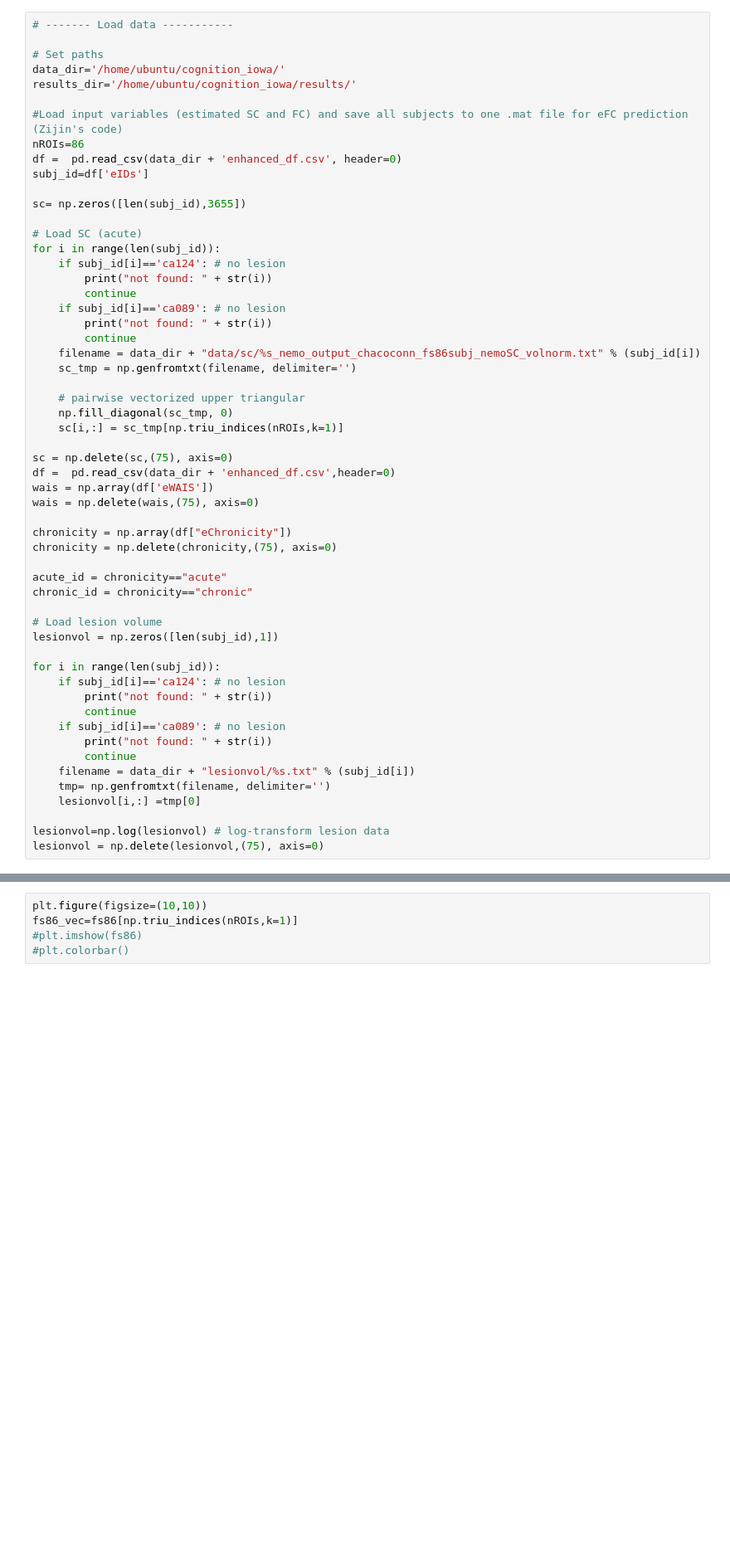
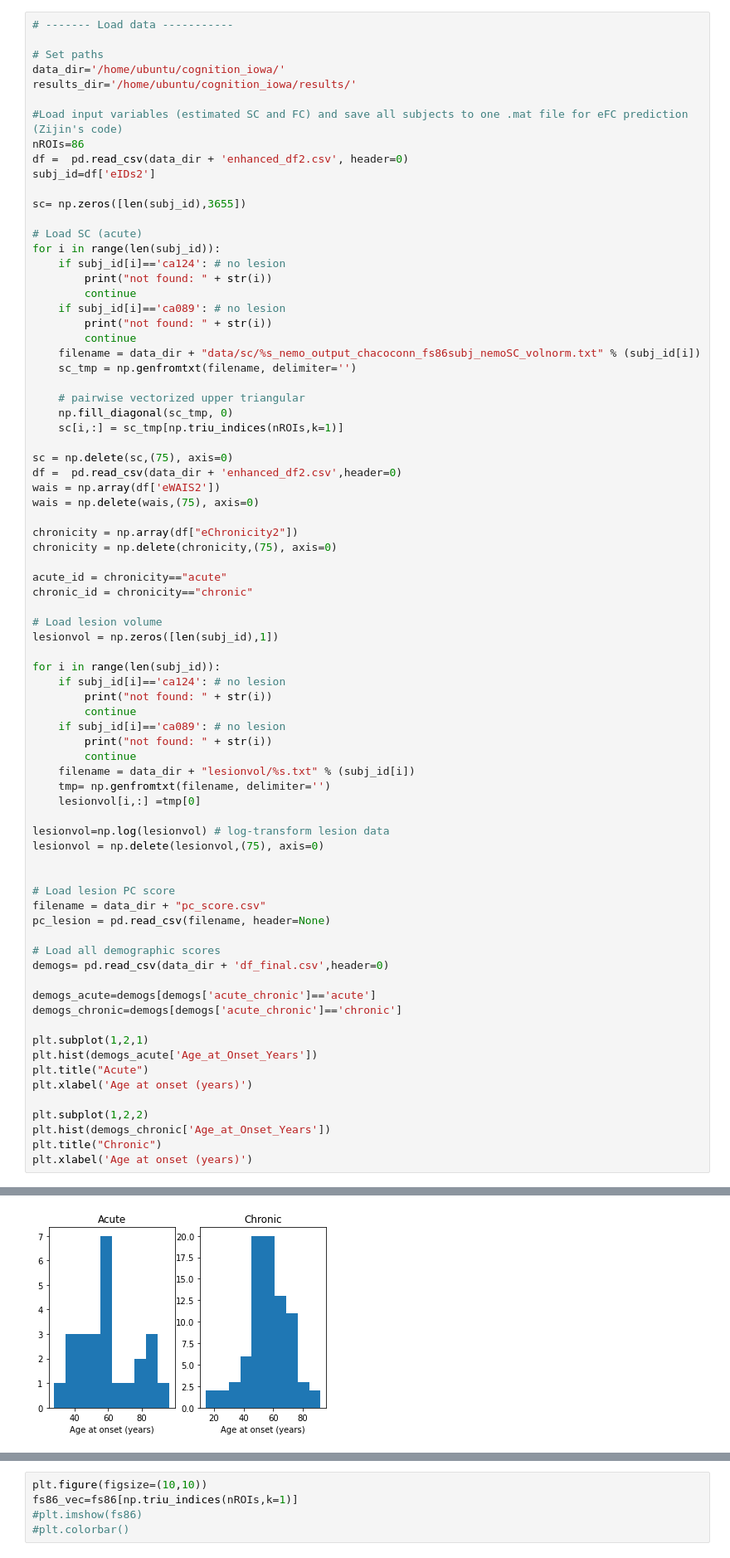
Before and after one commit to emilyolafson/cognition_nemo, a Jupyter notebook: iowa_SC_FC_cognition.ipynb, the cells around one changed output, grey strips where cells are left out. Shown at 83% size. Cells and saved outputs as stored; diff of their text form; blank space fills up the shorter version.

Commit message:
mar 3 figures

```diff
--- a/iowa_SC_FC_cognition.ipynb
+++ b/iowa_SC_FC_cognition.ipynb
@@ -425,8 +529,8 @@ results_dir='/home/ubuntu/cognition_iowa/results/'
 
 #Load input variables (estimated SC and FC) and save all subjects to one .mat file for eFC prediction (Zijin's code)
 nROIs=86
-df =  pd.read_csv(data_dir + 'enhanced_df.csv', header=0)
-subj_id=df['eIDs']
+df =  pd.read_csv(data_dir + 'enhanced_df2.csv', header=0)
+subj_id=df['eIDs2']
 
 sc= np.zeros([len(subj_id),3655])
 
@@ -446,11 +550,11 @@ for i in range(len(subj_id)):
     sc[i,:] = sc_tmp[np.triu_indices(nROIs,k=1)]
 
 sc = np.delete(sc,(75), axis=0)
-df =  pd.read_csv(data_dir + 'enhanced_df.csv',header=0)
-wais = np.array(df['eWAIS'])
+df =  pd.read_csv(data_dir + 'enhanced_df2.csv',header=0)
+wais = np.array(df['eWAIS2'])
 wais = np.delete(wais,(75), axis=0)
 
-chronicity = np.array(df["eChronicity"])
+chronicity = np.array(df["eChronicity2"])
 chronicity = np.delete(chronicity,(75), axis=0)
 
 acute_id = chronicity=="acute"
@@ -472,6 +576,27 @@ for i in range(len(subj_id)):
 
 lesionvol=np.log(lesionvol) # log-transform lesion data
 lesionvol = np.delete(lesionvol,(75), axis=0)
+
+
+# Load lesion PC score
+filename = data_dir + "pc_score.csv"
+pc_lesion = pd.read_csv(filename, header=None)
+
+# Load all demographic scores
+demogs= pd.read_csv(data_dir + 'df_final.csv',header=0)
+
+demogs_acute=demogs[demogs['acute_chronic']=='acute']
+demogs_chronic=demogs[demogs['acute_chronic']=='chronic']
+
+plt.subplot(1,2,1)
+plt.hist(demogs_acute['Age_at_Onset_Years'])
+plt.title("Acute")
+plt.xlabel('Age at onset (years)')
+
+plt.subplot(1,2,2)
+plt.hist(demogs_chronic['Age_at_Onset_Years'])
+plt.title("Chronic")
+plt.xlabel('Age at onset (years)')
 # %% [output]
 not found: 75
 not found: 75
@@ -477,0 +604 @@ not found: 75
+[figure, added]
```
Also changed, not shown: parts of 18 cells of this notebook, 1 other file.
